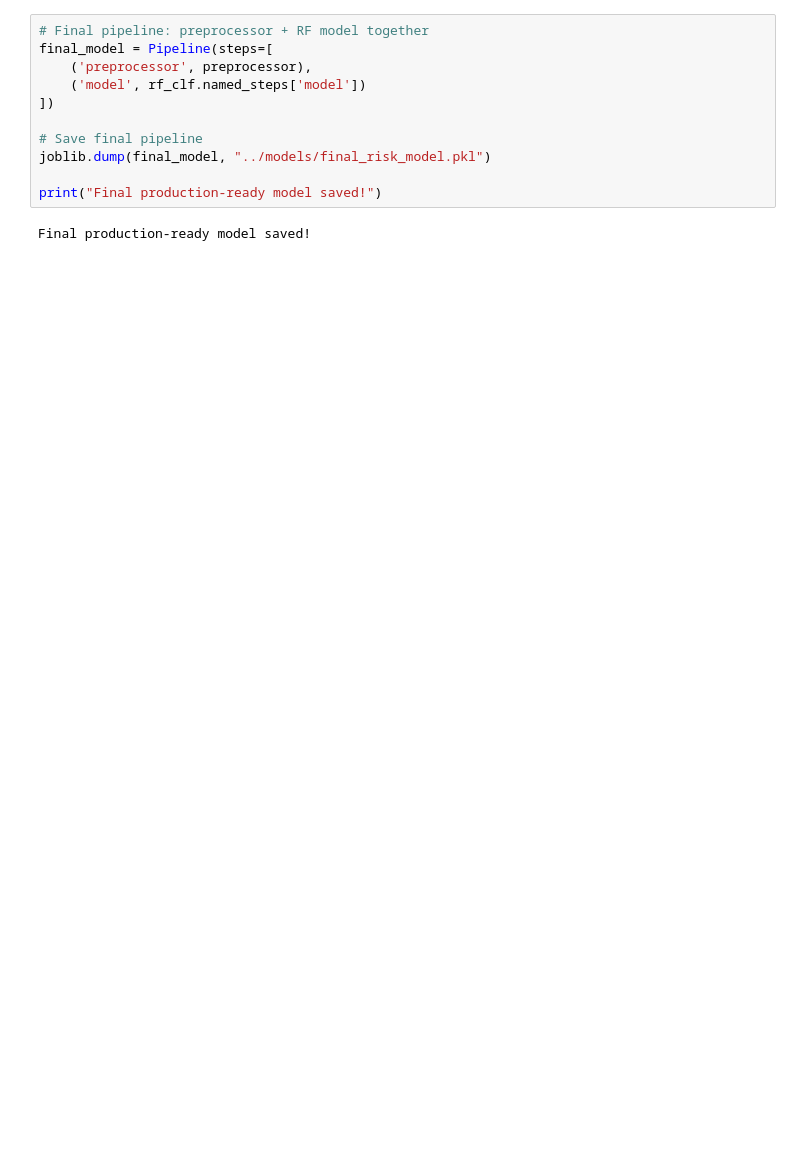
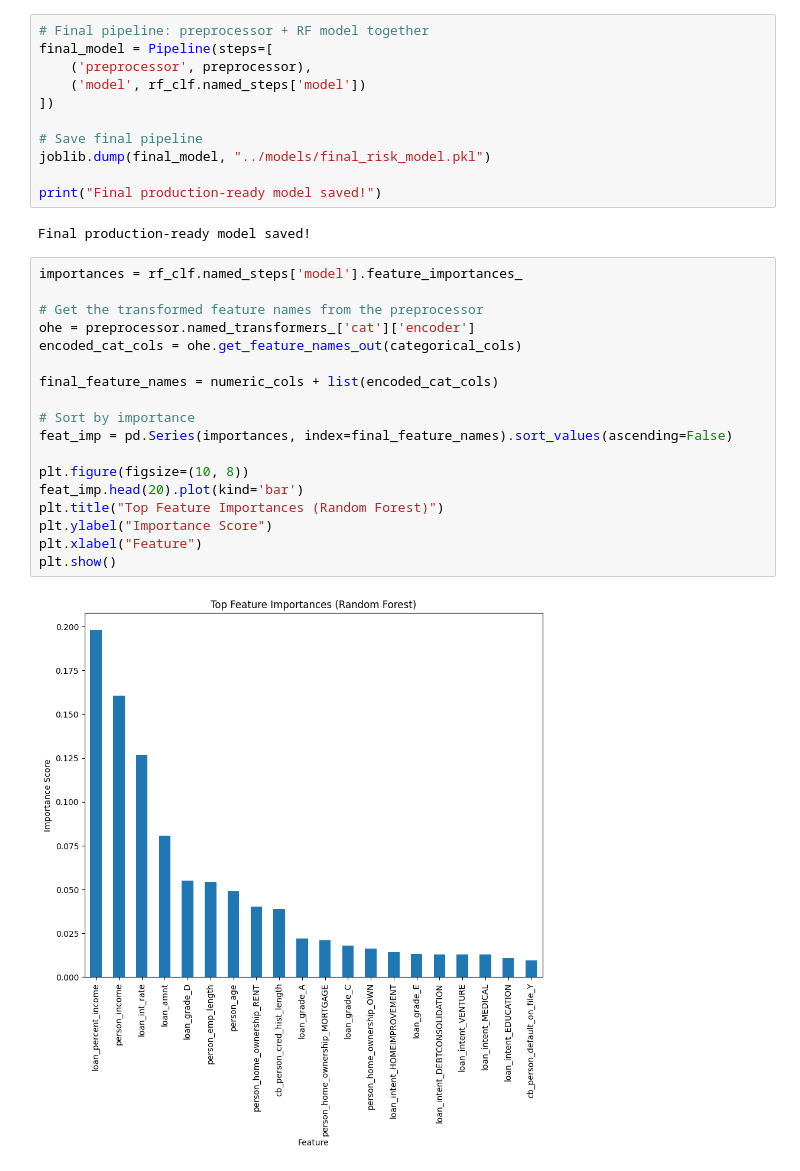
Before and after one commit to AryaanH/customer-risk-ai, a Jupyter notebook: notebooks/01_eda_and_model_prototyping.ipynb, the cells around one changed output. Saved outputs shown, nothing was run; the diff lists cells and outputs as text; blank space fills up the shorter version.

```diff
--- a/notebooks/01_eda_and_model_prototyping.ipynb
+++ b/notebooks/01_eda_and_model_prototyping.ipynb
@@ -288,3 +287,23 @@ joblib.dump(final_model, "../models/final_risk_model.pkl")
 print("Final production-ready model saved!")
 # %% [output]
 Final production-ready model saved!
+# %%
+importances = rf_clf.named_steps['model'].feature_importances_
+
+# Get the transformed feature names from the preprocessor
+ohe = preprocessor.named_transformers_['cat']['encoder']
+encoded_cat_cols = ohe.get_feature_names_out(categorical_cols)
+
+final_feature_names = numeric_cols + list(encoded_cat_cols)
+
+# Sort by importance
+feat_imp = pd.Series(importances, index=final_feature_names).sort_values(ascending=False)
+
+plt.figure(figsize=(10, 8))
+feat_imp.head(20).plot(kind='bar')
+plt.title("Top Feature Importances (Random Forest)")
+plt.ylabel("Importance Score")
+plt.xlabel("Feature")
+plt.show()
+# %% [output]
+[figure, added]
```
Also changed, not shown: parts of 4 cells of this notebook, 2 other files.
